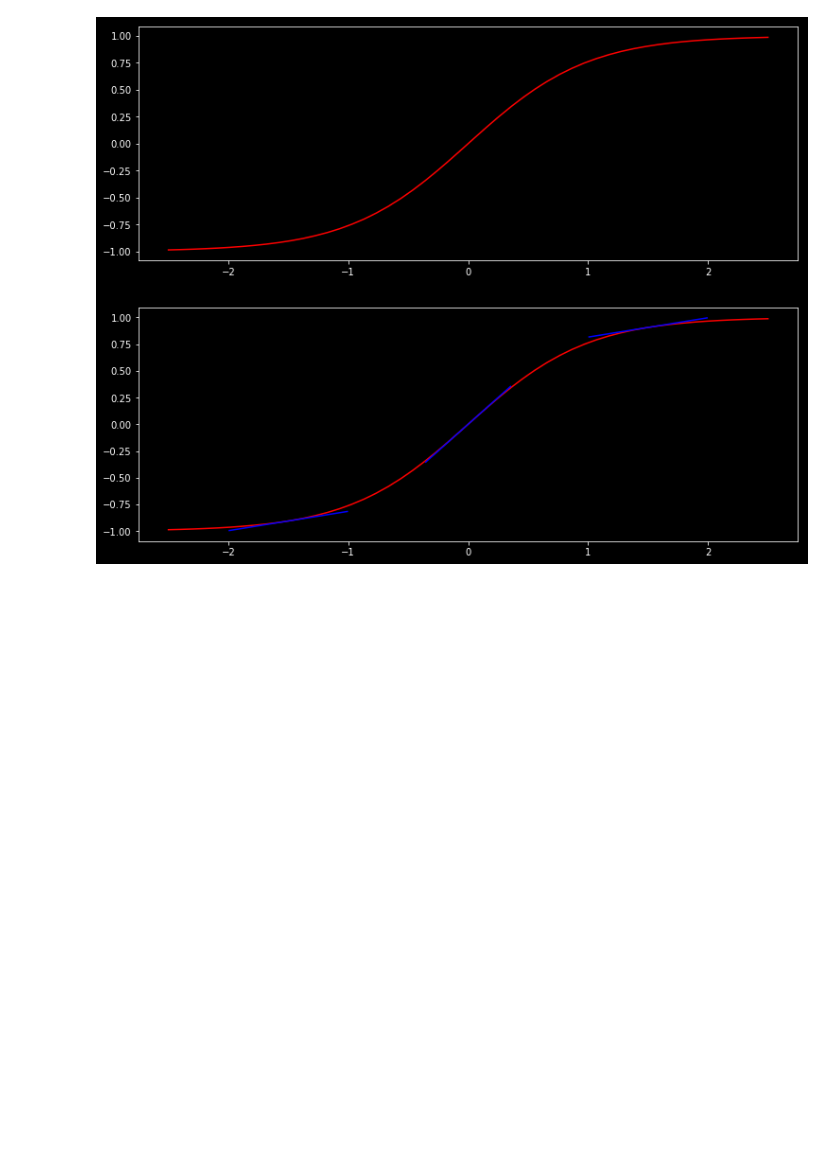
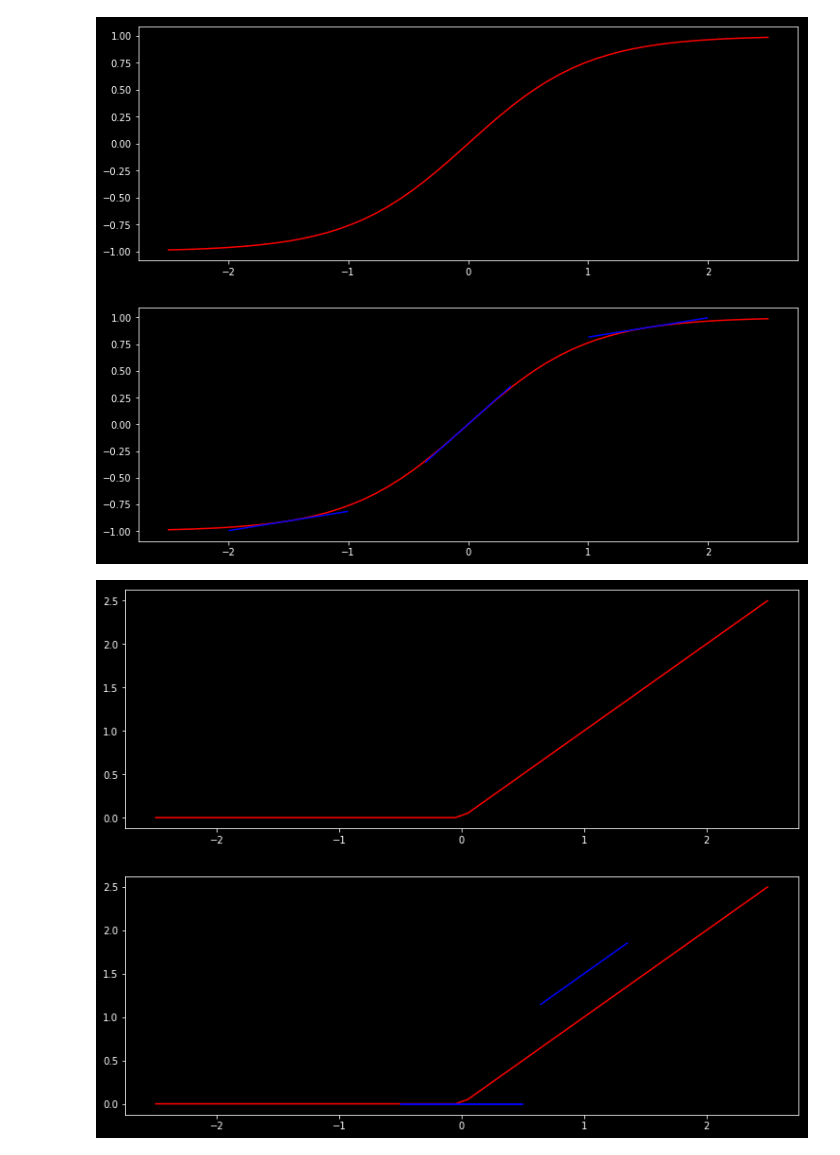
Before and after one commit to AlecMorgan/Deep-Learning-Library, a Jupyter notebook: activations.ipynb, the cells around one changed output. Cells and saved outputs as stored; diff of their text form; code cells hidden in the pictures; blank space fills up the shorter version.

```diff
--- a/activations.ipynb
+++ b/activations.ipynb
@@ -16,3 +16,9 @@ plot_activation_function(tanh, tanh_prime,
                          tangent_points=[-1.5, 0, 1.5])
 # %% [output]
 [figure]
+# %%
+plot_activation_function(relu, relu_prime,
+                         plot_scale=2.5,
+                         tangent_points=[-1.5, 0, 1.5])
+# %% [output]
+[figure, added]
```
Also changed, not shown: parts of 1 cell of this notebook, 2 other files.
